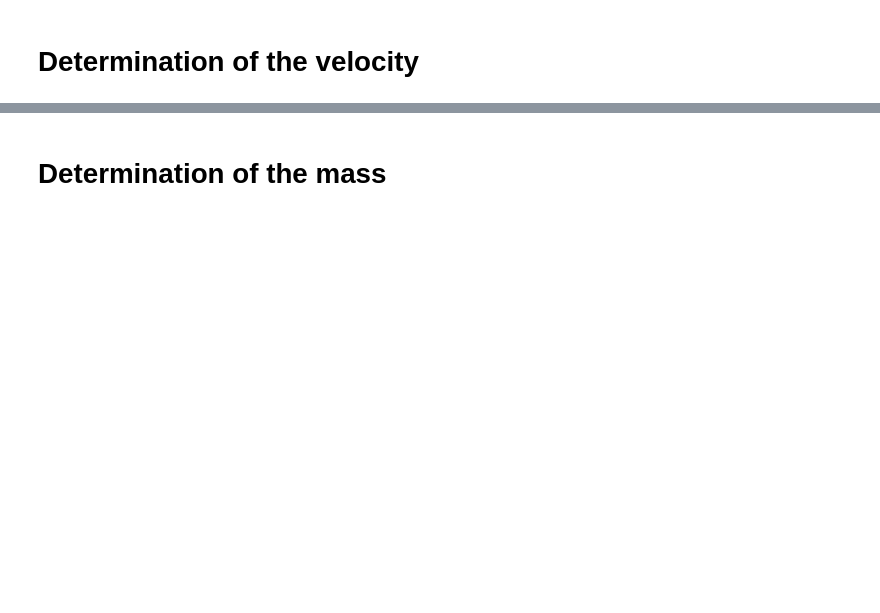
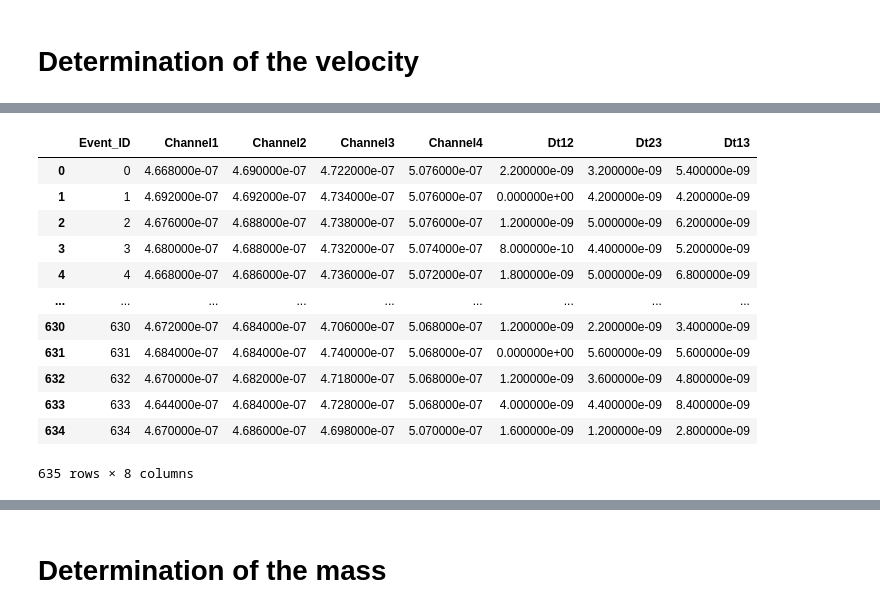
Before and after one commit to samuel-rms/AstroMu, a Jupyter notebook: analysis.ipynb, the cells around one changed output, grey strips where cells are left out. Cells and saved outputs as stored; diff of their text form; code cells hidden in the pictures; blank space fills up the shorter version.

```diff
--- a/analysis.ipynb
+++ b/analysis.ipynb
@@ -204,0 +145,28 @@ analysis=pd.DataFrame(
+# %%
+def compute_detection_times(data, threshold=0.02):
+    # Assume the DataFrame has columns: 'Event_ID', channel columns, and 'X_Value' as the last column.
+    channels = data.columns[2:]  # Excludes 'Event_ID' and 'X_Value'
+
+    # Reshape data to a long format: one row per measurement per channel.
+    melted = data.melt(id_vars=['Event_ID', 'X_Value'],
+                       value_vars=channels,
+                       var_name='channel',
+                       value_name='signal')
+
+    # Filter rows where the absolute signal exceeds the threshold.
+    filtered = melted[np.abs(melted['signal']) > threshold]
+    print(filtered)
+
+    # For each Event_ID and channel, find the smallest X_Value where the condition is met.
+    detection_times = filtered.groupby(['Event_ID','channel'])['X_Value'].min().unstack()
+
+ # Reset index so that 'Event_ID' becomes a column instead of the index.
+    detection_times = detection_times.reset_index()
+
+    # Remove the column index name ('channel') when printing the DataFrame.
+    detection_times.columns.name = None
+
+    return detection_times
+# %%
+detection_times = compute_detection_times(data)
+detection_times
@@ -204,0 +201,19 @@ analysis=pd.DataFrame(
+# %%
+detection_times['Dt12'] = np.abs(detection_times.Channel1 - detection_times.Channel2)
+detection_times['Dt23'] = np.abs(detection_times.Channel3 - detection_times.Channel2)
+detection_times['Dt13'] = np.abs(detection_times.Channel1 - detection_times.Channel3)
+detection_times
+# %% [output]
+|  | Event_ID | Channel1 | Channel2 | Channel3 | Channel4 | Dt12 | Dt23 | Dt13 |
+| 0 | 0 | 4.668000e-07 | 4.690000e-07 | 4.722000e-07 | 5.076000e-07 | 2.200000e-09 | 3.200000e-09 | 5.400000e-09 |
+| 1 | 1 | 4.692000e-07 | 4.692000e-07 | 4.734000e-07 | 5.076000e-07 | 0.000000e+00 | 4.200000e-09 | 4.200000e-09 |
+| 2 | 2 | 4.676000e-07 | 4.688000e-07 | 4.738000e-07 | 5.076000e-07 | 1.200000e-09 | 5.000000e-09 | 6.200000e-09 |
+| 3 | 3 | 4.680000e-07 | 4.688000e-07 | 4.732000e-07 | 5.074000e-07 | 8.000000e-10 | 4.400000e-09 | 5.200000e-09 |
+| 4 | 4 | 4.668000e-07 | 4.686000e-07 | 4.736000e-07 | 5.072000e-07 | 1.800000e-09 | 5.000000e-09 | 6.800000e-09 |
+| ... | ... | ... | ... | ... | ... | ... | ... | ... |
+| 630 | 630 | 4.672000e-07 | 4.684000e-07 | 4.706000e-07 | 5.068000e-07 | 1.200000e-09 | 2.200000e-09 | 3.400000e-09 |
+| 631 | 631 | 4.684000e-07 | 4.684000e-07 | 4.740000e-07 | 5.068000e-07 | 0.000000e+00 | 5.600000e-09 | 5.600000e-09 |
+| 632 | 632 | 4.670000e-07 | 4.682000e-07 | 4.718000e-07 | 5.068000e-07 | 1.200000e-09 | 3.600000e-09 | 4.800000e-09 |
+| 633 | 633 | 4.644000e-07 | 4.684000e-07 | 4.728000e-07 | 5.068000e-07 | 4.000000e-09 | 4.400000e-09 | 8.400000e-09 |
+| 634 | 634 | 4.670000e-07 | 4.686000e-07 | 4.698000e-07 | 5.070000e-07 | 1.600000e-09 | 1.200000e-09 | 2.800000e-09 |
+635 rows × 8 columns
```
Also changed, not shown: parts of 31 cells of this notebook.
